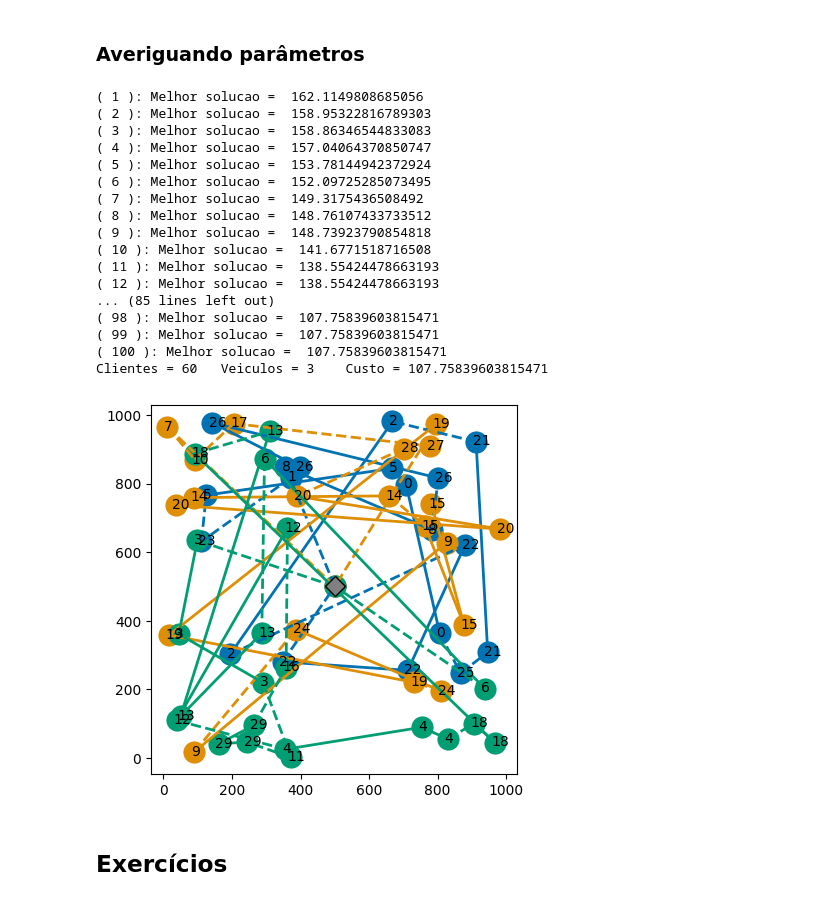
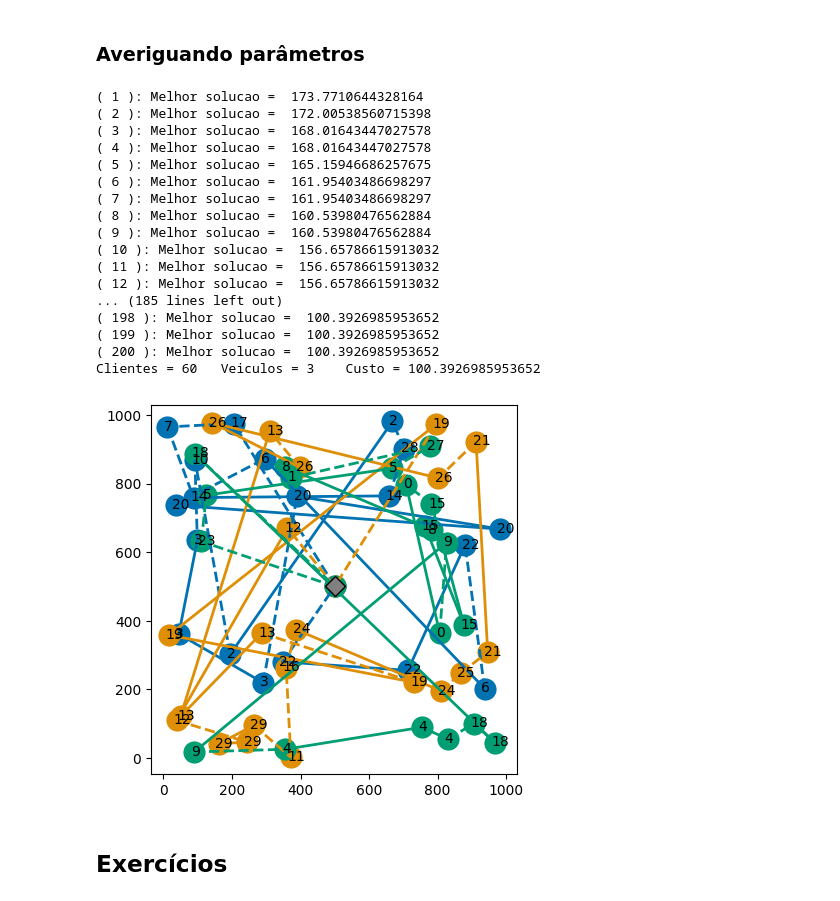
Before and after one commit to cdiegor/Metaheuristicas, a Jupyter notebook: PEV.ipynb, the cells around one changed output. Drawn from its saved outputs; the diff is of its cells as text; code cells hidden in the pictures.

```diff
--- a/PEV.ipynb
+++ b/PEV.ipynb
@@ -454,34 +454,34 @@ def genetico(pev: PEV, tamanho_populacao: int, elite: float,
 # %%
 pontos = 60
 veiculos = 3
 tarefas = 30
 
 exemplo = gerar_pev(pontos, veiculos, tarefas)
 
 solucao = genetico(exemplo,
-                   tamanho_populacao=100, elite=0.2, vies=0.5,
-                   taxa_mutacao=0.3, rodadas=3, max_iter=100)
+                   tamanho_populacao=50, elite=0.2, vies=0.5,
+                   taxa_mutacao=0.3, rodadas=3, max_iter=200)
 
 plot_pev(solucao)
 # %% [output]
-( 1 ): Melhor solucao =  162.1149808685056
-( 2 ): Melhor solucao =  158.95322816789303
-( 3 ): Melhor solucao =  158.86346544833083
-( 4 ): Melhor solucao =  157.04064370850747
-( 5 ): Melhor solucao =  153.78144942372924
-( 6 ): Melhor solucao =  152.09725285073495
-( 7 ): Melhor solucao =  149.3175436508492
-( 8 ): Melhor solucao =  148.76107433733512
-( 9 ): Melhor solucao =  148.73923790854818
-( 10 ): Melhor solucao =  141.6771518716508
-( 11 ): Melhor solucao =  138.55424478663193
-( 12 ): Melhor solucao =  138.55424478663193
-... (85 lines left out)
-( 98 ): Melhor solucao =  107.75839603815471
-( 99 ): Melhor solucao =  107.75839603815471
-( 100 ): Melhor solucao =  107.75839603815471
-Clientes = 60   Veiculos = 3    Custo = 107.75839603815471
+( 1 ): Melhor solucao =  173.7710644328164
+( 2 ): Melhor solucao =  172.00538560715398
+( 3 ): Melhor solucao =  168.01643447027578
+( 4 ): Melhor solucao =  168.01643447027578
+( 5 ): Melhor solucao =  165.15946686257675
+( 6 ): Melhor solucao =  161.95403486698297
+( 7 ): Melhor solucao =  161.95403486698297
+( 8 ): Melhor solucao =  160.53980476562884
+( 9 ): Melhor solucao =  160.53980476562884
+( 10 ): Melhor solucao =  156.65786615913032
+( 11 ): Melhor solucao =  156.65786615913032
+( 12 ): Melhor solucao =  156.65786615913032
+... (185 lines left out)
+( 198 ): Melhor solucao =  100.3926985953652
+( 199 ): Melhor solucao =  100.3926985953652
+( 200 ): Melhor solucao =  100.3926985953652
+Clientes = 60   Veiculos = 3    Custo = 100.3926985953652
-[figure, old version]
+[figure, new version]
 # %% [markdown]
 ## Exercícios
 # %% [markdown]
```
Also changed, not shown: parts of 1 cell of this notebook.
